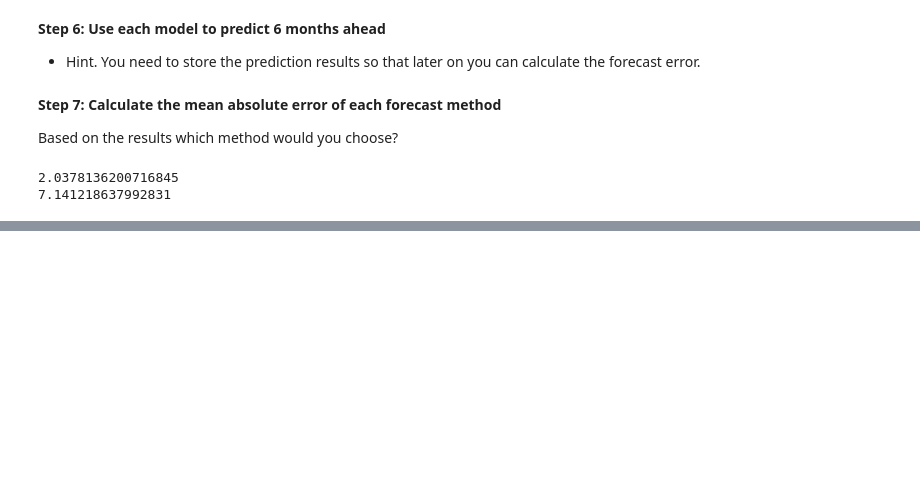
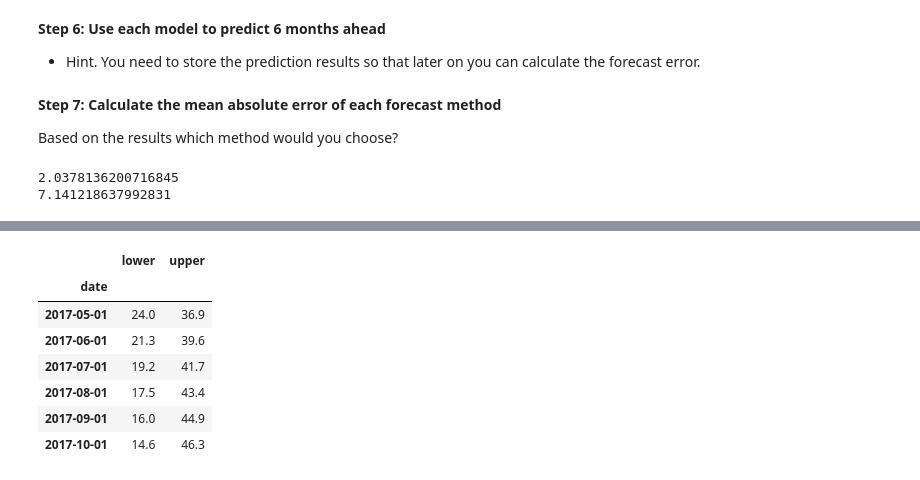
Before and after one commit to health-data-science-OR/forecasting, a Jupyter notebook: 01_basics/01_practicals_notebooks/Practical_1_SOLUTIONS.ipynb, the cells around one changed output, grey strips where cells are left out. Saved outputs shown, nothing was run; the diff lists cells and outputs as text; code cells hidden in the pictures; blank space fills up the shorter version.

```diff
--- a/01_basics/01_practicals_notebooks/Practical_1_SOLUTIONS.ipynb
+++ b/01_basics/01_practicals_notebooks/Practical_1_SOLUTIONS.ipynb
@@ -275,0 +279,16 @@ array([[23.95672947, 36.9099372 ],
+# %%
+# cast 80% intervals array to dataframe and name columns
+intervals_95 = pd.DataFrame(
+    y_intervals[1], index=test.index, columns=["lower", "upper"]
+)
+
+intervals_95.round(1)
+# %% [output]
+|  | lower | upper |
+| date |  |  |
+| 2017-05-01 | 24.0 | 36.9 |
+| 2017-06-01 | 21.3 | 39.6 |
+| 2017-07-01 | 19.2 | 41.7 |
+| 2017-08-01 | 17.5 | 43.4 |
+| 2017-09-01 | 16.0 | 44.9 |
+| 2017-10-01 | 14.6 | 46.3 |
```
Also changed, not shown: parts of 20 cells of this notebook.
